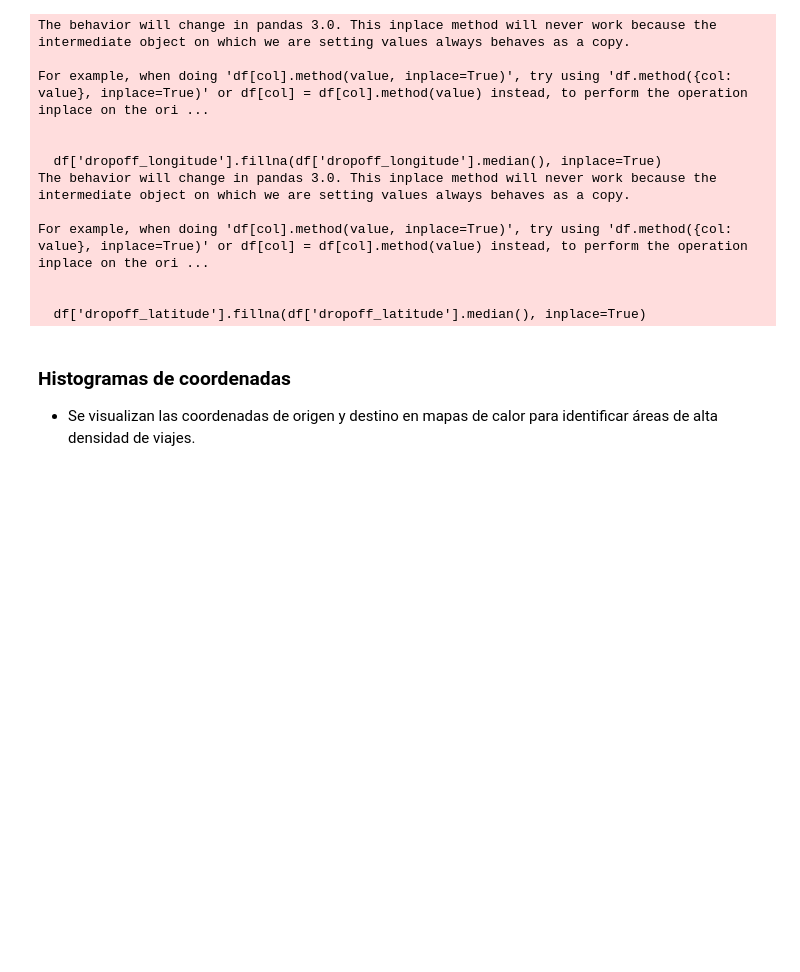
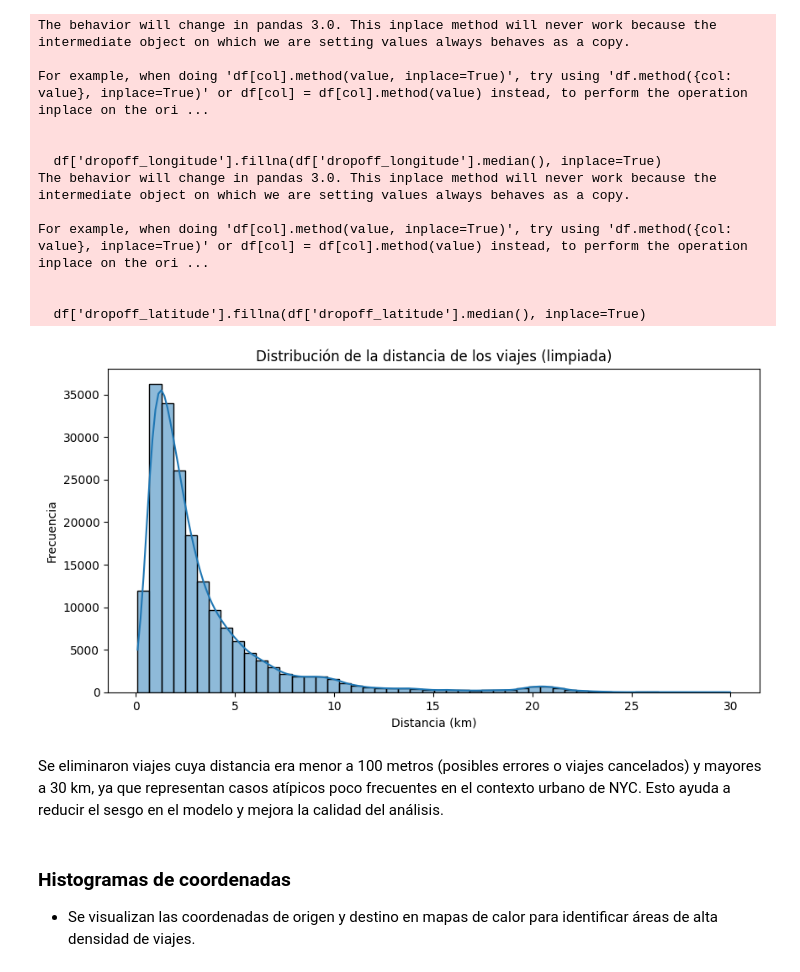
Before and after one commit to brimoresco/AA1-TUIA-2025C1-Suarez-BrizuelaCipolletti-Moresco1, a Jupyter notebook: TP_Regresion_AA1_2025.ipynb, the cells around one changed output. Cells and saved outputs as stored; diff of their text form; code cells hidden in the pictures; blank space fills up the shorter version.

```diff
--- a/TP_Regresion_AA1_2025.ipynb
+++ b/TP_Regresion_AA1_2025.ipynb
@@ -119,0 +122,18 @@ True
+# %%
+from sklearn.impute import KNNImputer
+
+# Seleccionamos columnas relevantes para la imputación
+columns_for_imputation = [
+
+    'dropoff_longitude', 'dropoff_latitude',
+
+]
+
+# Creamos el imputador con k=5 vecinos (puedes ajustar)
+imputer = KNNImputer(n_neighbors=5)
+
+# Aplicamos el imputador
+df[columns_for_imputation] = imputer.fit_transform(df[columns_for_imputation])
+
+# Verificamos si aún quedan nulos
+print("Valores faltantes después de KNNImputer:\n", df.isnull().sum())
@@ -332,3 +345,15 @@ For example, when doing 'df[col].method(value, inplace=True)', try using 'df.met
+# %%
+# Visualización de distribución final
+plt.figure(figsize=(10, 5))
+sns.histplot(df['trip_distance_km'], bins=50, kde=True)
+plt.title("Distribución de la distancia de los viajes (limpiada)")
+plt.xlabel("Distancia (km)")
+plt.ylabel("Frecuencia")
+plt.show()
+# %% [output]
+[figure, added]
+# %% [markdown]
+Se eliminaron viajes cuya distancia era menor a 100 metros (posibles errores o viajes cancelados) y mayores a 30 km, ya que representan casos atípicos poco frecuentes en el contexto urbano de NYC. Esto ayuda a reducir el sesgo en el modelo y mejora la calidad del análisis.
 # %% [markdown]
 ### Histogramas de coordenadas
 
```
Also changed, not shown: parts of 47 cells of this notebook.
